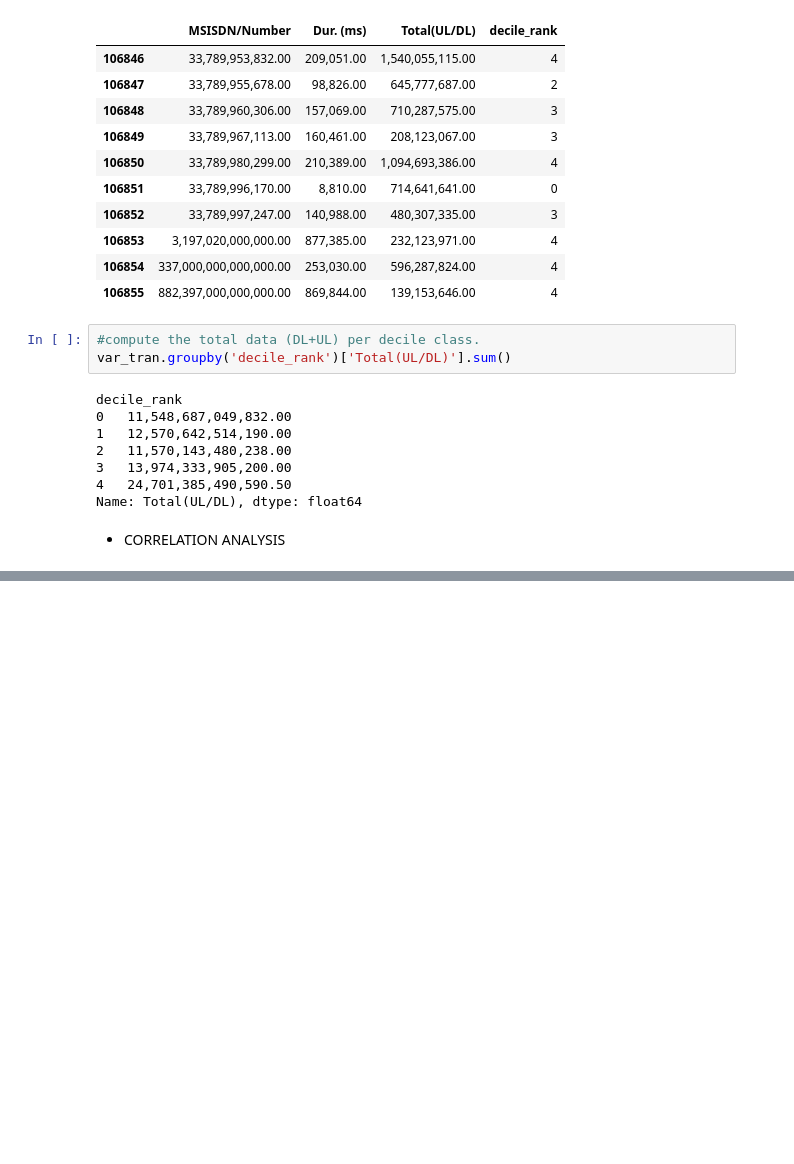
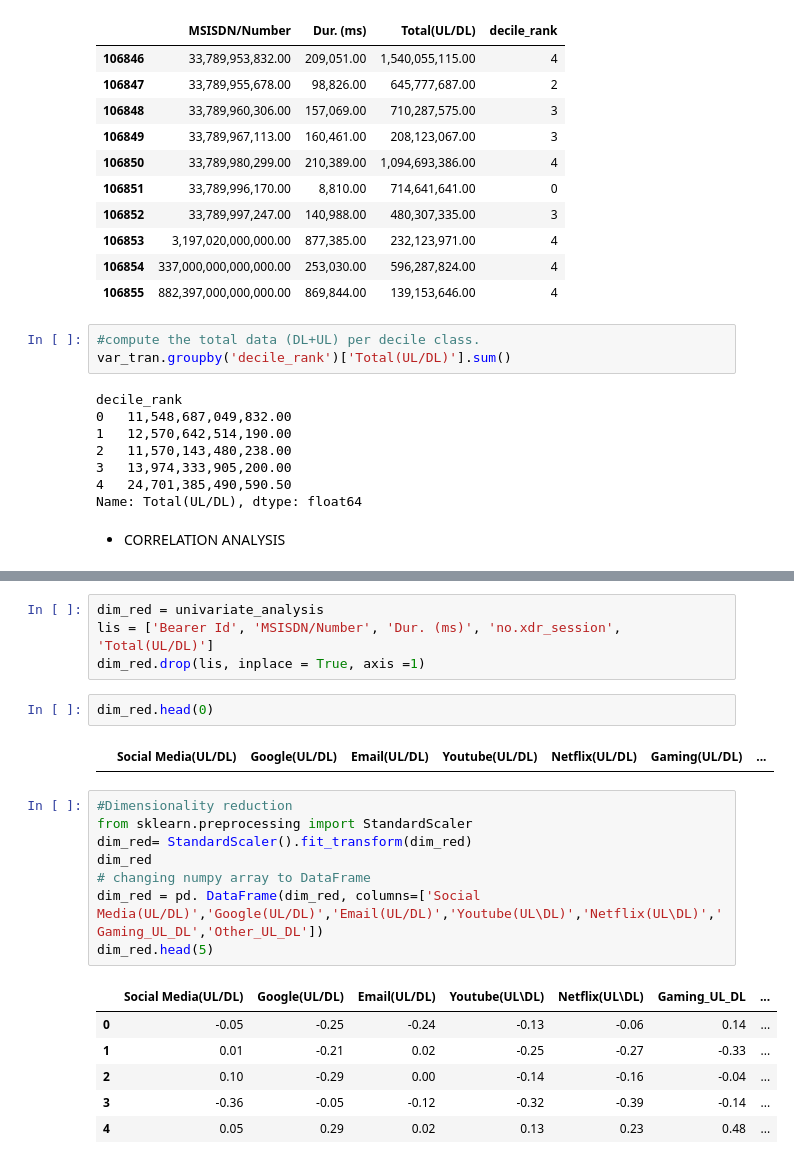
Before and after one commit to sel6/TellCo_Data_Analysis, a Jupyter notebook: notebooks/Data_Explore.ipynb, the cells around one changed output, grey strips where cells are left out. Cells and saved outputs as stored; diff of their text form; blank space fills up the shorter version.

```diff
--- a/notebooks/Data_Explore.ipynb
+++ b/notebooks/Data_Explore.ipynb
@@ -497,0 +499,23 @@ sns.heatmap(cor)
+# %%
+dim_red = univariate_analysis
+lis = ['Bearer Id', 'MSISDN/Number', 'Dur. (ms)', 'no.xdr_session', 'Total(UL/DL)']
+dim_red.drop(lis, inplace = True, axis =1)
+# %%
+dim_red.head(0)
+# %% [output]
+|  | Social Media(UL/DL) | Google(UL/DL) | Email(UL/DL) | Youtube(UL/DL) | Netflix(UL/DL) | Gaming(UL/DL) | ... |
+# %%
+#Dimensionality reduction
+from sklearn.preprocessing import StandardScaler
+dim_red= StandardScaler().fit_transform(dim_red)
+dim_red
+# changing numpy array to DataFrame
+dim_red = pd. DataFrame(dim_red, columns=['Social Media(UL/DL)','Google(UL/DL)','Email(UL/DL)','Youtube(UL\DL)','Netflix(UL\DL)','Gaming_UL_DL','Other_UL_DL'])
+dim_red.head(5)
+# %% [output]
+|  | Social Media(UL/DL) | Google(UL/DL) | Email(UL/DL) | Youtube(UL\DL) | Netflix(UL\DL) | Gaming_UL_DL | ... |
+| 0 | -0.05 | -0.25 | -0.24 | -0.13 | -0.06 | 0.14 | ... |
+| 1 | 0.01 | -0.21 | 0.02 | -0.25 | -0.27 | -0.33 | ... |
+| 2 | 0.10 | -0.29 | 0.00 | -0.14 | -0.16 | -0.04 | ... |
+| 3 | -0.36 | -0.05 | -0.12 | -0.32 | -0.39 | -0.14 | ... |
+| 4 | 0.05 | 0.29 | 0.02 | 0.13 | 0.23 | 0.48 | ... |
```
Also changed, not shown: parts of 3 cells of this notebook.
